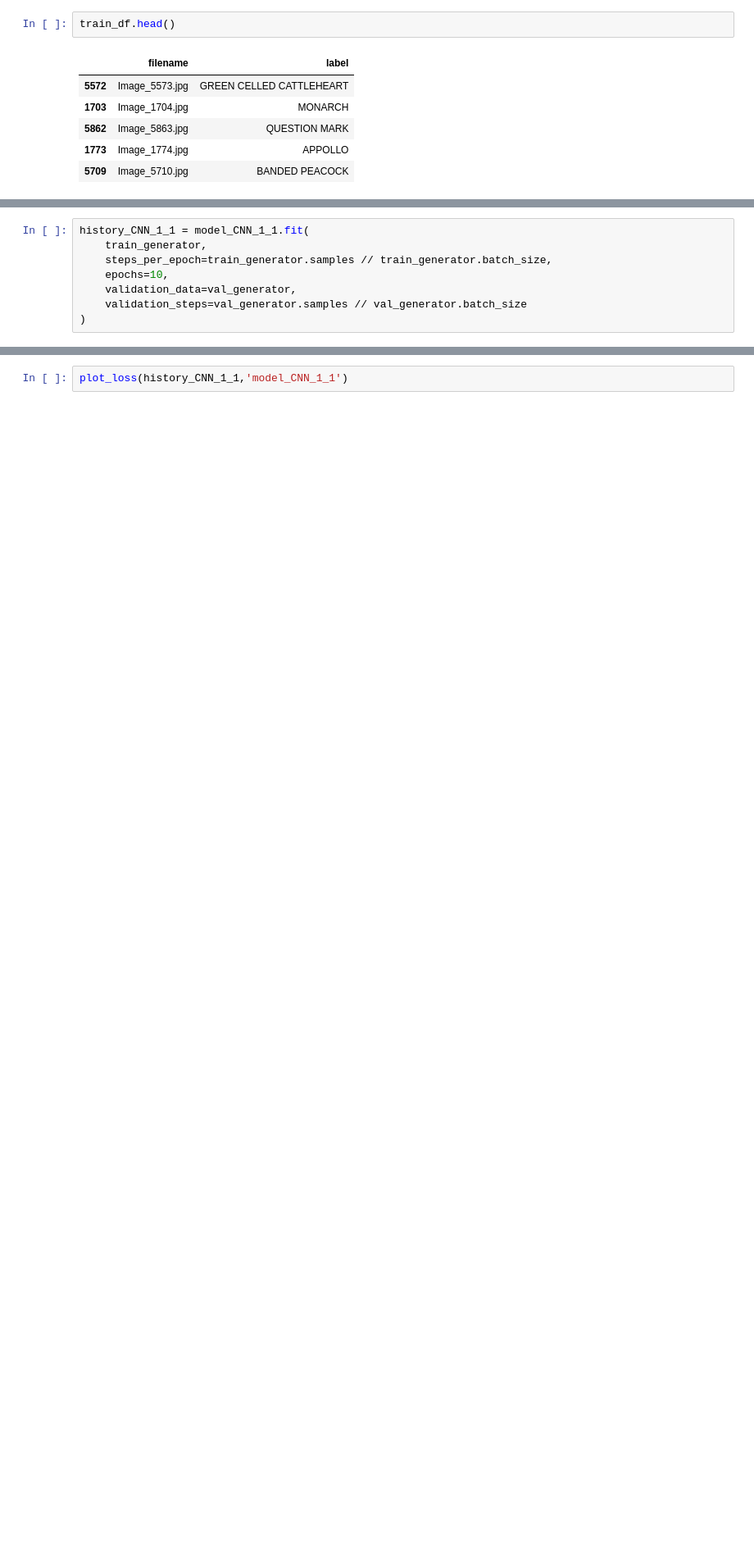
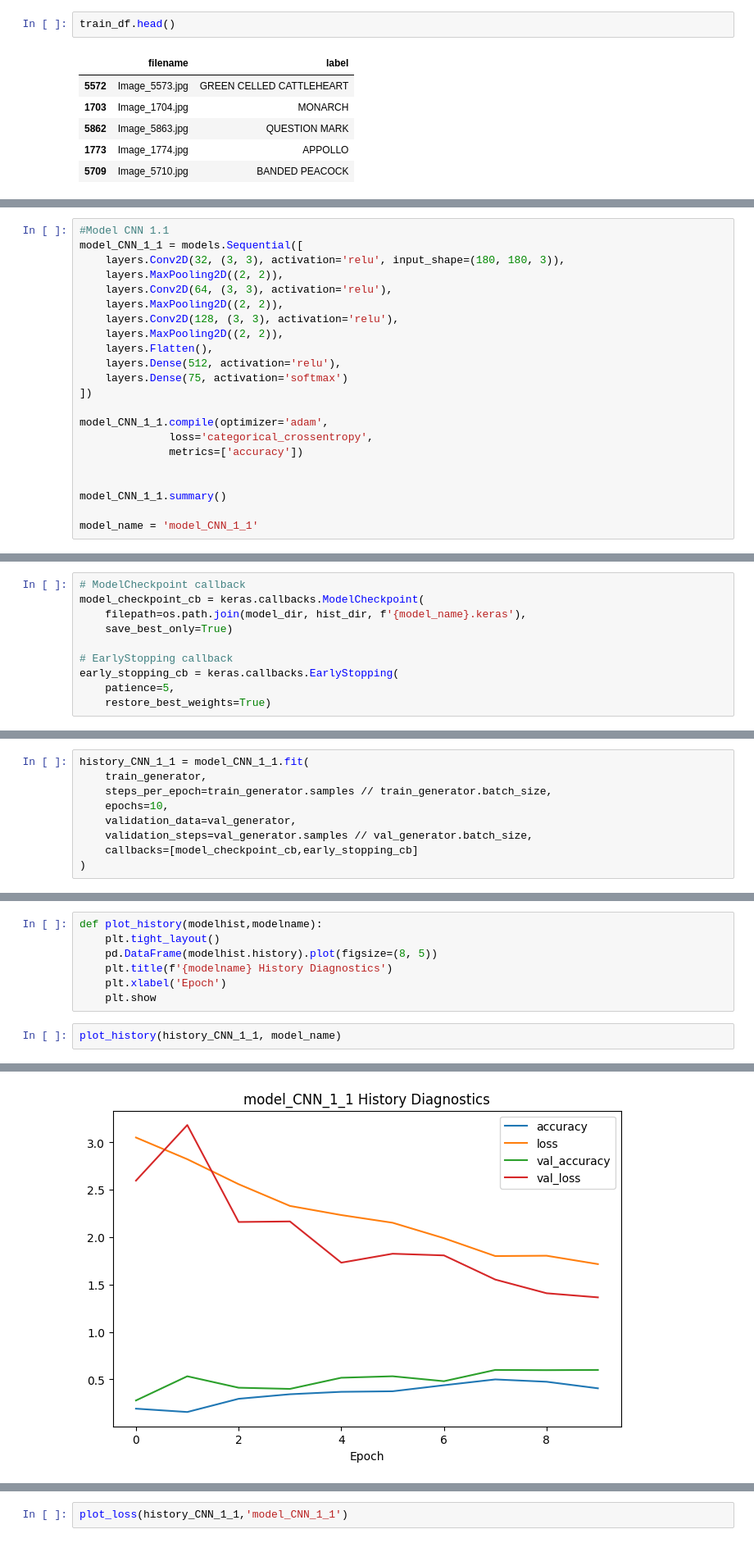
Before and after one commit to r-ballard/dats6202-proj, a Jupyter notebook: butterfly_cnn.ipynb, the cells around one changed output, grey strips where cells are left out. Shown at 82% size. Drawn from its saved outputs; the diff is of its cells as text; blank space fills up the shorter version.

```diff
--- a/butterfly_cnn.ipynb
+++ b/butterfly_cnn.ipynb
@@ -216,0 +198,22 @@ plot_model(model_CNN_1_1, to_file=os.path.join(fig_dir,'model_CNN_1_1_plot.png')
+# %%
+#Model CNN 1.1
+model_CNN_1_1 = models.Sequential([
+    layers.Conv2D(32, (3, 3), activation='relu', input_shape=(180, 180, 3)),
+    layers.MaxPooling2D((2, 2)),
+    layers.Conv2D(64, (3, 3), activation='relu'),
+    layers.MaxPooling2D((2, 2)),
+    layers.Conv2D(128, (3, 3), activation='relu'),
+    layers.MaxPooling2D((2, 2)),
+    layers.Flatten(),
+    layers.Dense(512, activation='relu'),
+    layers.Dense(75, activation='softmax')
+])
+
+model_CNN_1_1.compile(optimizer='adam',
+              loss='categorical_crossentropy',
+              metrics=['accuracy'])
+
+
+model_CNN_1_1.summary()
+
+model_name = 'model_CNN_1_1'
@@ -216,0 +244,10 @@ plot_model(model_CNN_1_1, to_file=os.path.join(fig_dir,'model_CNN_1_1_plot.png')
+# %%
+# ModelCheckpoint callback
+model_checkpoint_cb = keras.callbacks.ModelCheckpoint(
+    filepath=os.path.join(model_dir, hist_dir, f'{model_name}.keras'),
+    save_best_only=True)
+
+# EarlyStopping callback
+early_stopping_cb = keras.callbacks.EarlyStopping(
+    patience=5,
+    restore_best_weights=True)
@@ -220,7 +260,8 @@ history_CNN_1_1 = model_CNN_1_1.fit(
     steps_per_epoch=train_generator.samples // train_generator.batch_size,
     epochs=10,
     validation_data=val_generator,
-    validation_steps=val_generator.samples // val_generator.batch_size
+    validation_steps=val_generator.samples // val_generator.batch_size,
+    callbacks=[model_checkpoint_cb,early_stopping_cb]
 )
 # %% [output]
 Epoch 1/10
@@ -258,0 +296,10 @@ with open('models/history/model_CNN_1_1', 'wb') as file_pi:
+# %%
+def plot_history(modelhist,modelname):
+    plt.tight_layout()
+    pd.DataFrame(modelhist.history).plot(figsize=(8, 5))
+    plt.title(f'{modelname} History Diagnostics')
+    plt.xlabel('Epoch')
+    plt.show
+# %%
+plot_history(history_CNN_1_1, model_name)
+# %% [output]
@@ -258,0 +307 @@ with open('models/history/model_CNN_1_1', 'wb') as file_pi:
+[figure, added]
```
Also changed, not shown: parts of 35 cells of this notebook.
